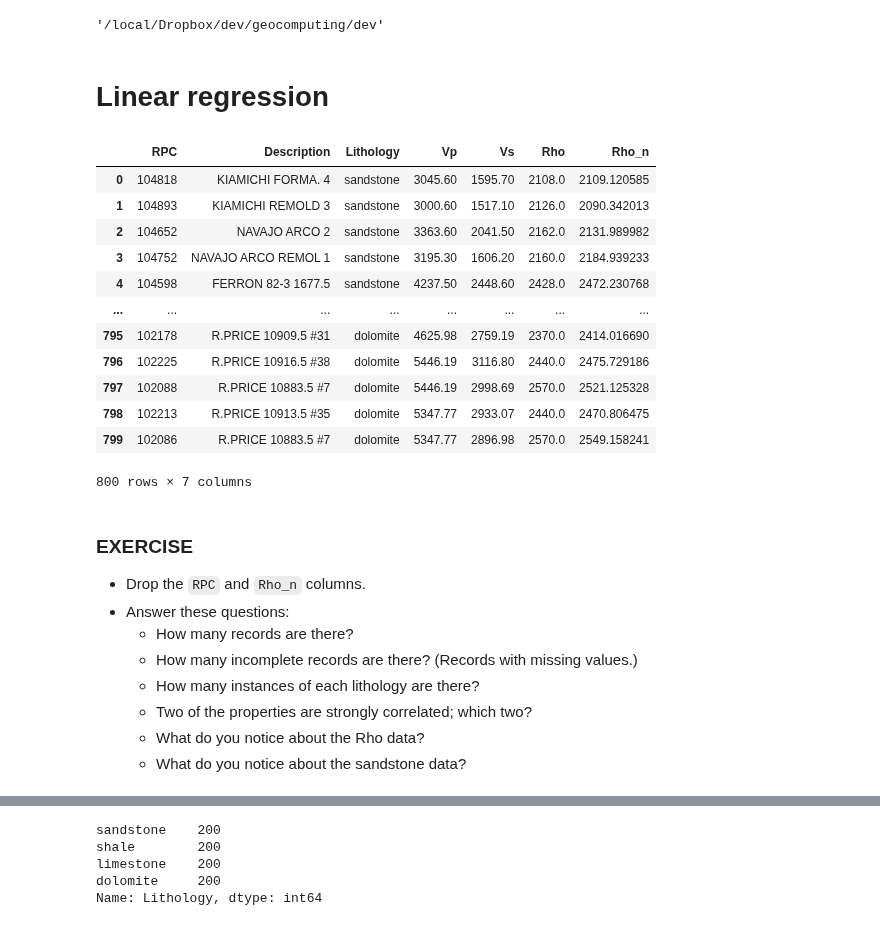
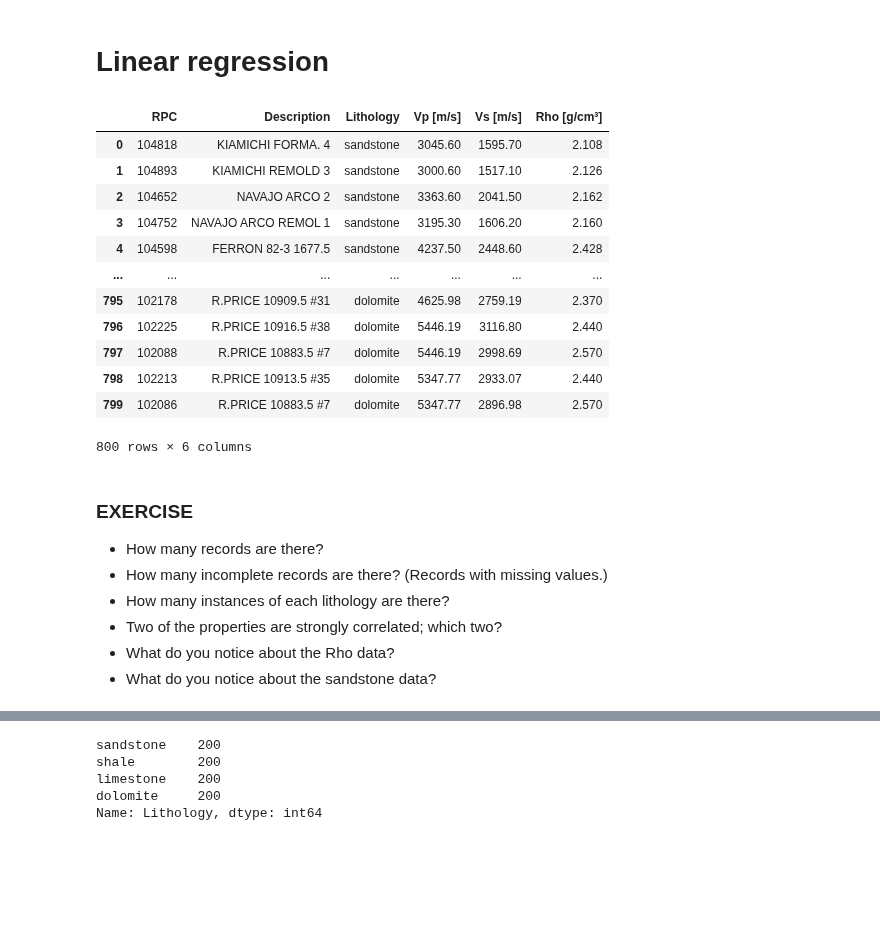
Before and after one commit to agilescientific/geocomputing, a Jupyter notebook: prod/Linear_regression.ipynb, the cells around one changed output, grey strips where cells are left out. Cells and saved outputs as stored; diff of their text form; code cells hidden in the pictures; blank space fills up the shorter version.

```diff
--- a/prod/Linear_regression.ipynb
+++ b/prod/Linear_regression.ipynb
@@ -1,26 +1,22 @@
-# %%
-pwd
-# %% [output]
-'/local/Dropbox/dev/geocomputing/dev'
 # %% [markdown]
 # Linear regression
 # %%
 import pandas as pd
 
-df = pd.read_csv('https://geocomp.s3.amazonaws.com/data/RPC_4_lithologies.csv')
+df = pd.read_csv('https://geocomp.s3.amazonaws.com/data/RPC_4_lithologies_original.csv')
 
 df
 # %% [output]
-|  | RPC | Description | Lithology | Vp | Vs | Rho | Rho_n |
-| 0 | 104818 | KIAMICHI FORMA. 4 | sandstone | 3045.60 | 1595.70 | 2108.0 | 2109.120585 |
-| 1 | 104893 | KIAMICHI REMOLD 3 | sandstone | 3000.60 | 1517.10 | 2126.0 | 2090.342013 |
-| 2 | 104652 | NAVAJO ARCO 2 | sandstone | 3363.60 | 2041.50 | 2162.0 | 2131.989982 |
-| 3 | 104752 | NAVAJO ARCO REMOL 1 | sandstone | 3195.30 | 1606.20 | 2160.0 | 2184.939233 |
-| 4 | 104598 | FERRON 82-3 1677.5 | sandstone | 4237.50 | 2448.60 | 2428.0 | 2472.230768 |
-| ... | ... | ... | ... | ... | ... | ... | ... |
-| 795 | 102178 | R.PRICE 10909.5 #31 | dolomite | 4625.98 | 2759.19 | 2370.0 | 2414.016690 |
-| 796 | 102225 | R.PRICE 10916.5 #38 | dolomite | 5446.19 | 3116.80 | 2440.0 | 2475.729186 |
-| 797 | 102088 | R.PRICE 10883.5 #7 | dolomite | 5446.19 | 2998.69 | 2570.0 | 2521.125328 |
-| 798 | 102213 | R.PRICE 10913.5 #35 | dolomite | 5347.77 | 2933.07 | 2440.0 | 2470.806475 |
-| 799 | 102086 | R.PRICE 10883.5 #7 | dolomite | 5347.77 | 2896.98 | 2570.0 | 2549.158241 |
+|  | RPC | Description | Lithology | Vp [m/s] | Vs [m/s] | Rho [g/cm³] |
+| 0 | 104818 | KIAMICHI FORMA. 4 | sandstone | 3045.60 | 1595.70 | 2.108 |
+| 1 | 104893 | KIAMICHI REMOLD 3 | sandstone | 3000.60 | 1517.10 | 2.126 |
+| 2 | 104652 | NAVAJO ARCO 2 | sandstone | 3363.60 | 2041.50 | 2.162 |
+| 3 | 104752 | NAVAJO ARCO REMOL 1 | sandstone | 3195.30 | 1606.20 | 2.160 |
+| 4 | 104598 | FERRON 82-3 1677.5 | sandstone | 4237.50 | 2448.60 | 2.428 |
+| ... | ... | ... | ... | ... | ... | ... |
+| 795 | 102178 | R.PRICE 10909.5 #31 | dolomite | 4625.98 | 2759.19 | 2.370 |
+| 796 | 102225 | R.PRICE 10916.5 #38 | dolomite | 5446.19 | 3116.80 | 2.440 |
+| 797 | 102088 | R.PRICE 10883.5 #7 | dolomite | 5446.19 | 2998.69 | 2.570 |
+| 798 | 102213 | R.PRICE 10913.5 #35 | dolomite | 5347.77 | 2933.07 | 2.440 |
+| 799 | 102086 | R.PRICE 10883.5 #7 | dolomite | 5347.77 | 2896.98 | 2.570 |
-800 rows × 7 columns
+800 rows × 6 columns
@@ -29,12 +23,10 @@ df['Rho'] = df['Rho'] / 1000
 # %% [markdown]
 ### EXERCISE
 
-- Drop the `RPC` and `Rho_n` columns.
-- Answer these questions:
-  - How many records are there?
-  - How many incomplete records are there? (Records with missing values.)
-  - How many instances of each lithology are there?
-  - Two of the properties are strongly correlated; which two?
-  - What do you notice about the Rho data?
-  - What do you notice about the sandstone data?
+- How many records are there?
+- How many incomplete records are there? (Records with missing values.)
+- How many instances of each lithology are there?
+- Two of the properties are strongly correlated; which two?
+- What do you notice about the Rho data?
+- What do you notice about the sandstone data?
 # %%
```
Also changed, not shown: parts of 25 cells of this notebook, 2 other files.
